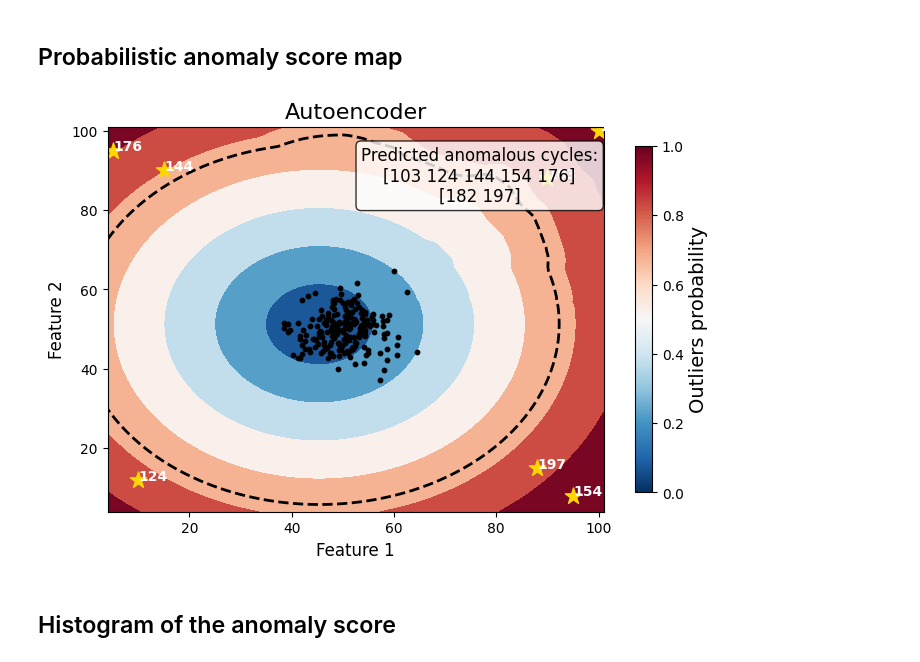
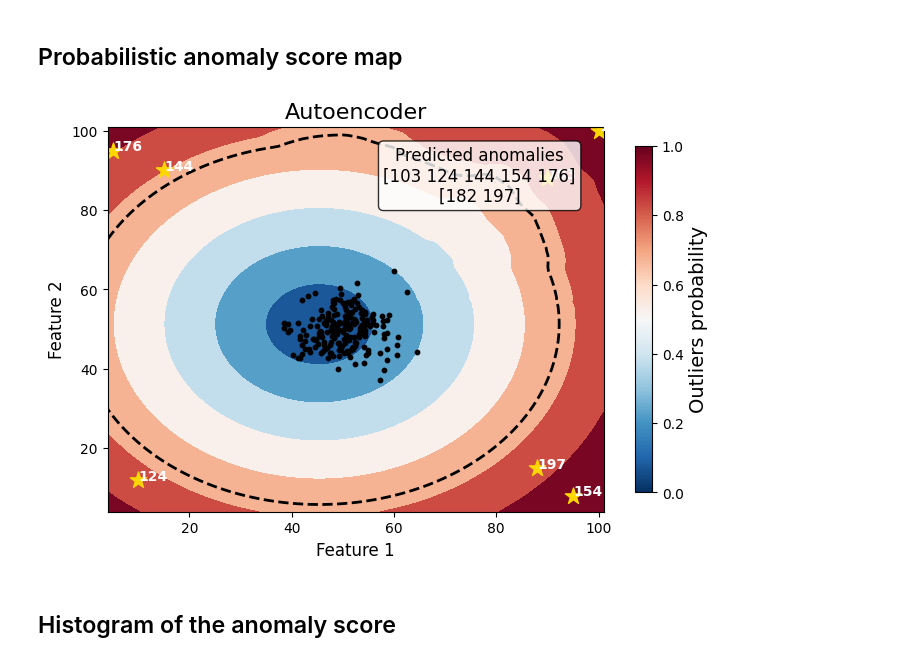
Before and after one commit to meichinpang/osbad, a Jupyter notebook: machine_learning/baseline_models/synthetic_outliers/ml_06_autoencoder_baseline_synthetic.ipynb, the cells around one changed output. Drawn from its saved outputs; the diff is of its cells as text; code cells hidden in the pictures.

```diff
--- a/machine_learning/baseline_models/synthetic_outliers/ml_06_autoencoder_baseline_synthetic.ipynb
+++ b/machine_learning/baseline_models/synthetic_outliers/ml_06_autoencoder_baseline_synthetic.ipynb
@@ -224,35 +224,36 @@ axplot = runner.predict_anomaly_score_map(
     selected_model=model,
     model_name="Autoencoder",
     xoutliers=df_outliers_pred["feature_1"],
     youtliers=df_outliers_pred["feature_2"],
     pred_outliers_index=pred_outlier_indices,
-    threshold=0.7
+    threshold=0.7,
+    annotation_label="Predicted anomalies"
 )
 
 axplot.set_xlabel(
     r"Feature 1",
     fontsize=12)
 axplot.set_ylabel(
     r"Feature 2",
     fontsize=12)
 
 output_fig_filename = (
     "anomaly_score_map_autoencoder_"
     + selected_cell_label
     + ".png")
 
 fig_output_path = (
     selected_cell_artifacts_dir
     .joinpath(output_fig_filename))
 
 plt.savefig(
     fig_output_path,
     dpi=600,
     bbox_inches="tight")
 
 plt.show()
 # %% [output]
-[figure, old version]
+[figure, new version]
 # %% [markdown]
 ## Histogram of the anomaly score
 # %%
```
Also changed, not shown: parts of 1 cell of this notebook, 5 other files.
